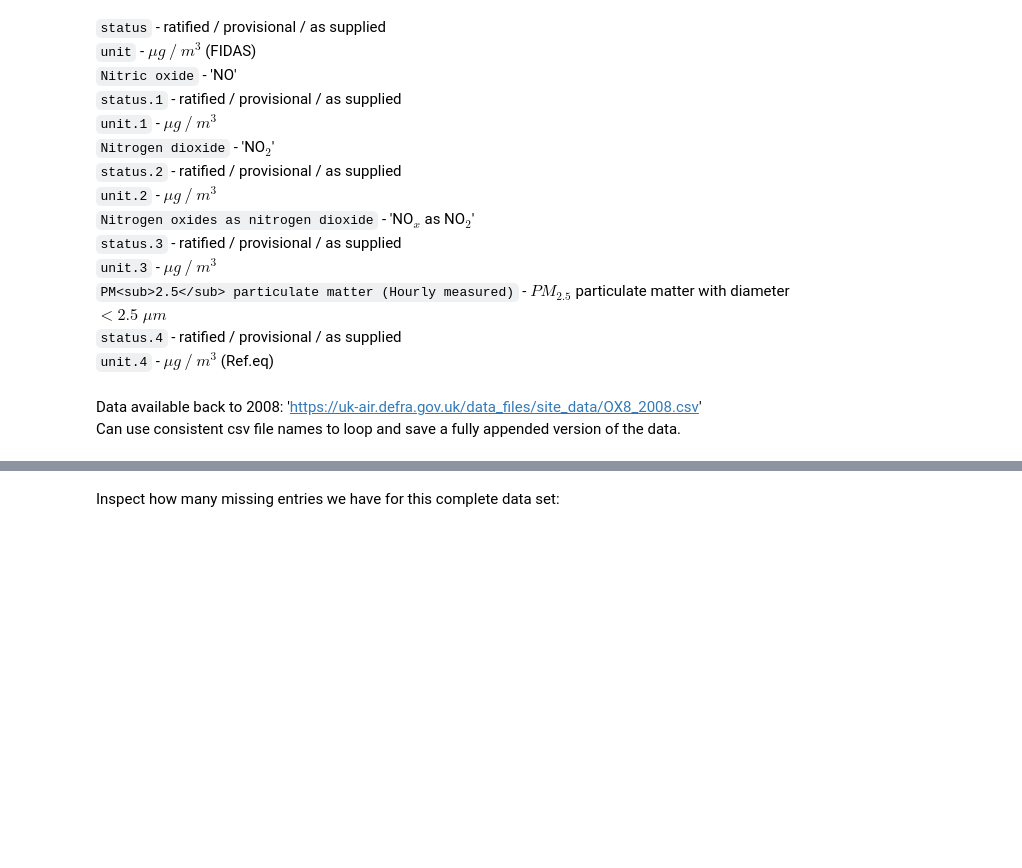
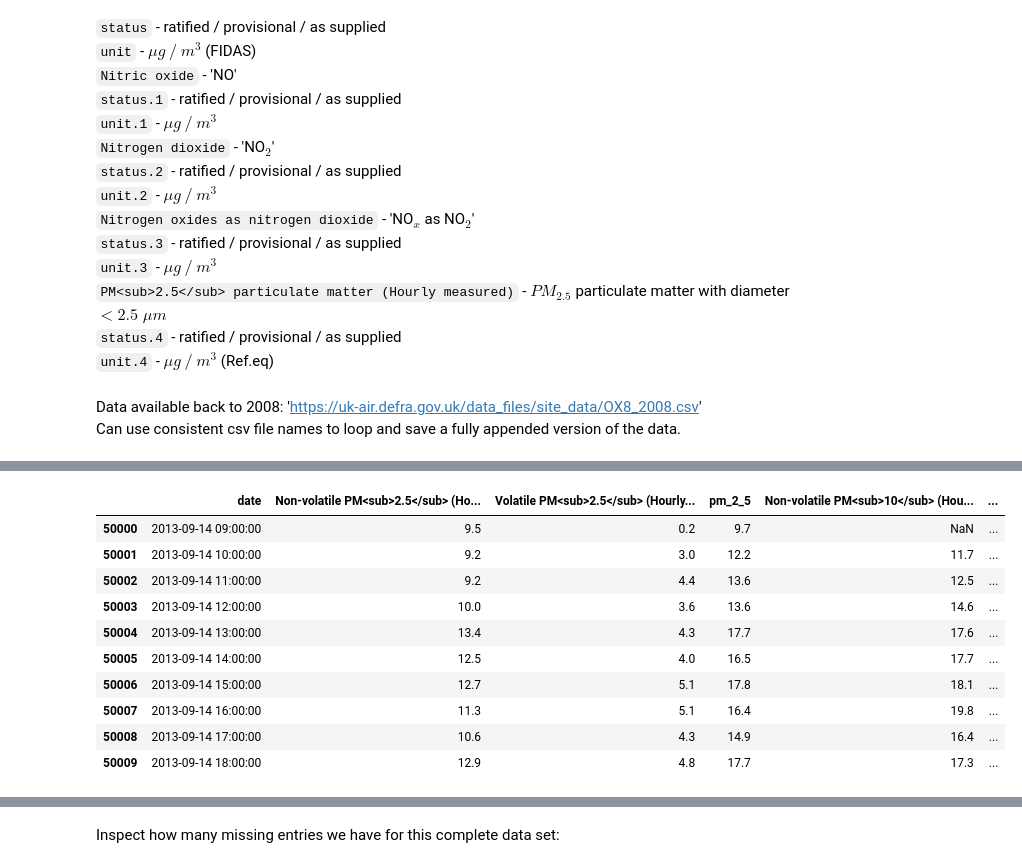
Before and after one commit to Simon-Lee-UK/air-pollution, a Jupyter notebook: analysis/1_0_initial_data_read.ipynb, the cells around one changed output, grey strips where cells are left out. Saved outputs shown, nothing was run; the diff lists cells and outputs as text; code cells hidden in the pictures; blank space fills up the shorter version.

Commit message:
Concluded look at column consistency

```diff
--- a/analysis/1_0_initial_data_read.ipynb
+++ b/analysis/1_0_initial_data_read.ipynb
@@ -138,7 +147,6 @@ inspect_columns = pd.DataFrame(
         "PM<sub>2.5</sub> particulate matter (Hourly measured)": [False],
         "Volatile PM<sub>10</sub> (Hourly measured)": [False],
         "Volatile PM<sub>2.5</sub> (Hourly measured)": [False],
-        "Volatile PM2.5 (Hourly measured)": [False],
         "Non-volatile PM<sub>10</sub> (Hourly measured)": [False],
         "Non-volatile PM<sub>2.5</sub> (Hourly measured)": [False],
     }
@@ -146,3 +154,24 @@ inspect_columns = pd.DataFrame(
 inspect_columns = inspect_columns.append(
     [inspect_columns] * (len(years_of_interest) - 1), ignore_index=True
 )
+# %%
+query_columns = inspect_columns.columns.tolist()
+
+for idx, indv_year in enumerate(years_of_interest):
+    single_year = get_single_year(year=indv_year)
+    single_year = column_consistency(single_year)
+
+    single_year_cols = single_year.columns.tolist()
+    inspect_columns.loc[idx, "Data (Year)"] = indv_year
+    for col in query_columns:
+        if col in single_year_cols:
+            inspect_columns.loc[idx, col] = True
+
+    processed_year = single_year.pipe(column_conversion).pipe(datetime_conversion)
+    if idx == 0:
+        air_pollution = processed_year.copy()
+    else:
+        air_pollution = air_pollution.append(processed_year, ignore_index=True)
+    time.sleep(1.5)  # creates interval between requests to uk-air.defra.gov.uk
+
+inspect_columns
@@ -200,0 +225,27 @@ inspect_columns
+# %%
+volatile = air_pollution.copy()
+volatile = volatile[
+    [
+        "date",
+        "Non-volatile PM<sub>2.5</sub> (Hourly measured)",
+        "Volatile PM<sub>2.5</sub> (Hourly measured)",
+        "pm_2_5",
+        "Non-volatile PM<sub>10</sub> (Hourly measured)",
+        "Volatile PM<sub>10</sub> (Hourly measured)",
+        "pm_10",
+    ]
+]
+# %%
+volatile.iloc[50000:50010]
+# %% [output]
+|  | date | Non-volatile PM<sub>2.5</sub> (Ho... | Volatile PM<sub>2.5</sub> (Hourly... | pm_2_5 | Non-volatile PM<sub>10</sub> (Hou... | ... |
+| 50000 | 2013-09-14 09:00:00 | 9.5 | 0.2 | 9.7 | NaN | ... |
+| 50001 | 2013-09-14 10:00:00 | 9.2 | 3.0 | 12.2 | 11.7 | ... |
+| 50002 | 2013-09-14 11:00:00 | 9.2 | 4.4 | 13.6 | 12.5 | ... |
+| 50003 | 2013-09-14 12:00:00 | 10.0 | 3.6 | 13.6 | 14.6 | ... |
+| 50004 | 2013-09-14 13:00:00 | 13.4 | 4.3 | 17.7 | 17.6 | ... |
+| 50005 | 2013-09-14 14:00:00 | 12.5 | 4.0 | 16.5 | 17.7 | ... |
+| 50006 | 2013-09-14 15:00:00 | 12.7 | 5.1 | 17.8 | 18.1 | ... |
+| 50007 | 2013-09-14 16:00:00 | 11.3 | 5.1 | 16.4 | 19.8 | ... |
+| 50008 | 2013-09-14 17:00:00 | 10.6 | 4.3 | 14.9 | 16.4 | ... |
+| 50009 | 2013-09-14 18:00:00 | 12.9 | 4.8 | 17.7 | 17.3 | ... |
```
Also changed, not shown: parts of 10 cells of this notebook.
